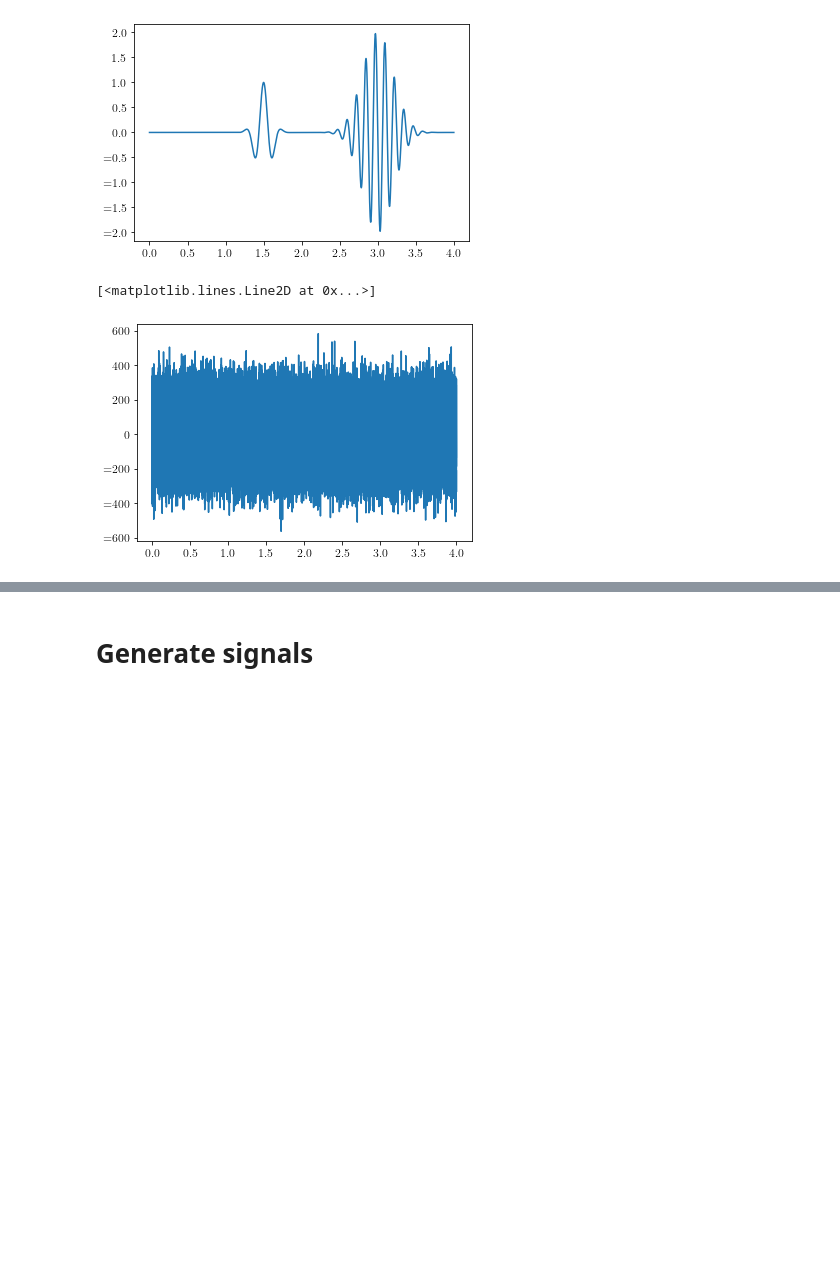
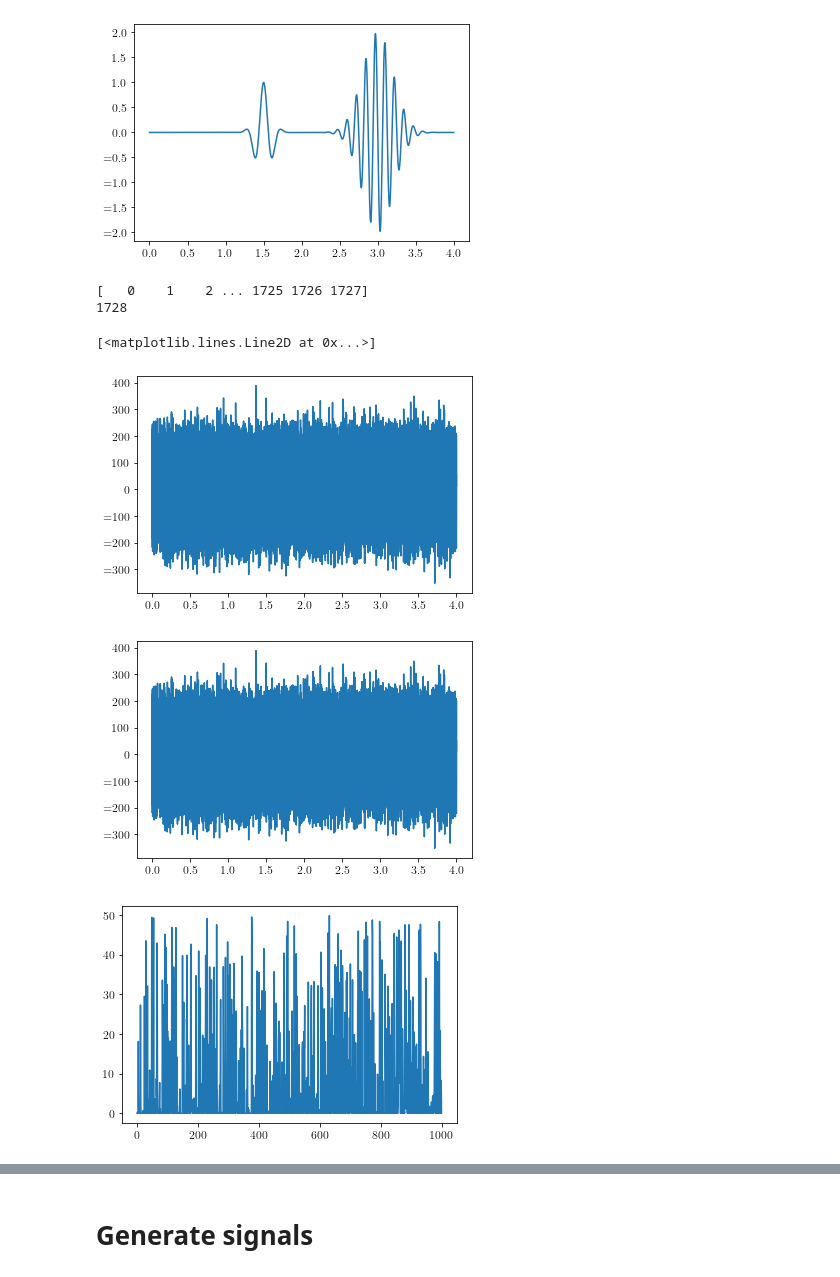
Before and after one commit to josephromano/leshouches, a Jupyter notebook: code/sound_example/sound_signals.ipynb, the cells around one changed output, grey strips where cells are left out. Drawn from its saved outputs; the diff is of its cells as text; code cells hidden in the pictures; blank space fills up the shorter version.

```diff
--- a/code/sound_example/sound_signals.ipynb
+++ b/code/sound_example/sound_signals.ipynb
@@ -274,4 +277,7 @@ def planewave_pulse_superposition(Nsources, A, f, phase, theta, phi, t0, width,
     # sum over sources (Nt array)
     rsum = np.sum(r, axis=0)
 
-    return t, r, rsum
+    # calculate total power associated with each source
+    signal_power = (1/Nt)*np.sum(r**2, axis=1)
+
+    return t, r, rsum, signal_power
@@ -338,8 +366,8 @@ det3 = np.array([0, 0, 0])
 c = 4
 t1 = 0
 t2 = 4
-t, r, rsum = planewave_superposition(Ns, A, f, phase, theta, phi, det1, c, t1, t2)
-t, r, rsum = planewave_pulse_superposition(Ns, A, f, phase, theta, phi, t0, width, det1, c, t1, t2)
+t, r, rsum, signal_power = planewave_superposition(Ns, A, f, phase, theta, phi, det1, c, t1, t2)
+t, r, rsum, signal_power = planewave_pulse_superposition(Ns, A, f, phase, theta, phi, t0, width, det1, c, t1, t2)
 
 for ii in range(Ns):
     plt.figure()
@@ -352,39 +380,81 @@ plt.plot(t,rsum)
 [figure]
 [figure]
 [figure]
+# %%
+# possible source directions
+NSIDE = 12
+NPIX = hp.nside2npix(NSIDE)
+IPIX = np.arange(NPIX)
+#theta_s, phi_s = hp.pix2ang(nside=NSIDE,ipix=IPIX)
+
+print(IPIX)
+print(NPIX)
+# %% [output]
+[   0    1    2 ... 1725 1726 1727]
+1728
 # %%
 # test
-random.seed(1234)
+random.seed(5678)
+
+# possible source directions
+NSIDE = 12
+NSIDE = 8
+NPIX = hp.nside2npix(NSIDE)
+IPIX = np.arange(NPIX)
+#theta_s, phi_s = hp.pix2ang(nside=NSIDE,ipix=IPIX)
 
 Fs = 22500
 Ns = 1000
 tmin = 0
 tmax = 4
 A = random.uniform(0.1, 10, Ns)
 f = random.uniform(20, 20000, Ns)
+#f = random.uniform(256, 300, Ns)
 phase = random.uniform(0, 2*np.pi, Ns)
 costheta = random.uniform(-1, 1, Ns)
 theta = np.arccos(costheta)
 phi = random.uniform(0, 2*np.pi, Ns)
+
+# alternative
+ndx = random.randint(0, NPIX, Ns)
+theta, phi = hp.pix2ang(nside=NSIDE, ipix=ndx)
+
+# set power=0 in southern hemisphere
+SH_ndx = np.where(theta>=np.pi/2)
+A[SH_ndx] = np.zeros(len(SH_ndx))
+
 t0 = random.uniform(tmin, tmax, Ns)
 width = np.inf*np.ones(Ns)
+#width = random.uniform(0, 0.01, Ns)
 det1 = np.array([2, 0, 0])
 det2 = np.array([-2, 2, 0])
 det3 = np.array([0, 0, 0])
 c = 4
 
-t, r, rsum = planewave_pulse_superposition(Ns, A, f, phase, theta, phi, t0, width, det1, c, tmin, tmax)
+t, r, rsum, signal_power = planewave_pulse_superposition(Ns, A, f, phase, theta, phi, t0, width, det1, c, tmin, tmax)
 
 for ii in range(Ns):
     x=1
     #plt.figure()
     #plt.plot(t,r[ii])
 
 plt.figure()
 plt.plot(t,rsum)
+
+var = 0.5
+t, noise = whitenoise(tmin, tmax, var)
+rsum = rsum+noise
+
+plt.figure()
+plt.plot(t,rsum)
+
+plt.figure()
+plt.plot(signal_power)
 # %% [output]
 [<matplotlib.lines.Line2D at 0x...>]
-[figure, old version]
+[figure, new version]
+[figure, added]
+[figure, added]
 # %%
 fileprefix = 'superposition'
 savetimeseries(t, rsum, fileprefix)
```
Also changed, not shown: parts of 7 cells of this notebook.
